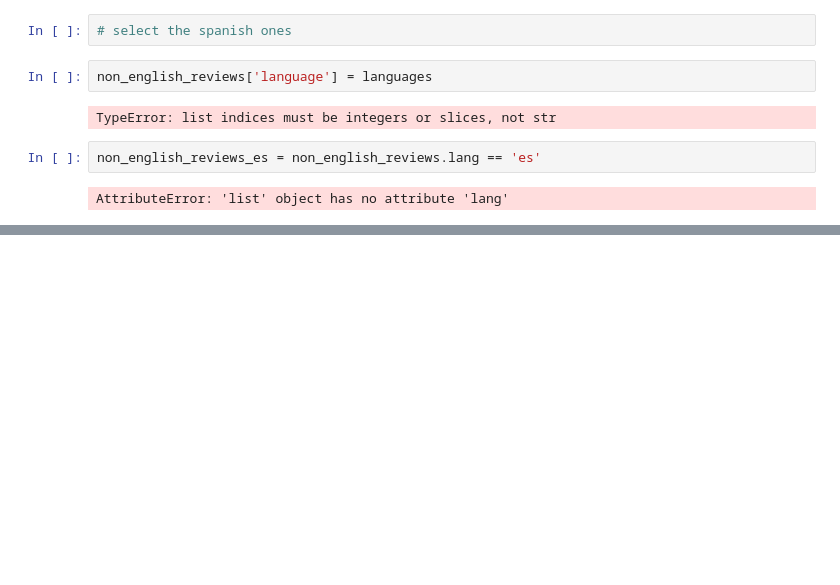
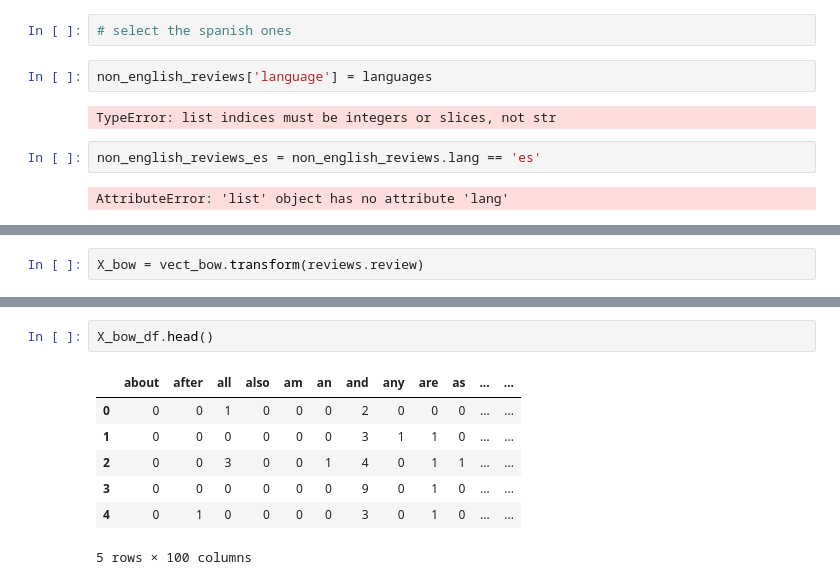
Before and after one commit to saurin33/Sentiment_anaysis, a Jupyter notebook: amazon.ipynb, the cells around one changed output, grey strips where cells are left out. Drawn from its saved outputs; the diff is of its cells as text; blank space fills up the shorter version.

```diff
--- a/amazon.ipynb
+++ b/amazon.ipynb
@@ -299,0 +306,2 @@ AttributeError: 'list' object has no attribute 'lang'
+# %%
+X_bow = vect_bow.transform(reviews.review)
@@ -299,0 +321,10 @@ AttributeError: 'list' object has no attribute 'lang'
+# %%
+X_bow_df.head()
+# %% [output]
+|  | about | after | all | also | am | an | and | any | are | as | ... | ... |
+| 0 | 0 | 0 | 1 | 0 | 0 | 0 | 2 | 0 | 0 | 0 | ... | ... |
+| 1 | 0 | 0 | 0 | 0 | 0 | 0 | 3 | 1 | 1 | 0 | ... | ... |
+| 2 | 0 | 0 | 3 | 0 | 0 | 1 | 4 | 0 | 1 | 1 | ... | ... |
+| 3 | 0 | 0 | 0 | 0 | 0 | 0 | 9 | 0 | 1 | 0 | ... | ... |
+| 4 | 0 | 1 | 0 | 0 | 0 | 0 | 3 | 0 | 1 | 0 | ... | ... |
+5 rows × 100 columns
```
Also changed, not shown: parts of 5 cells of this notebook, 1 other file.
